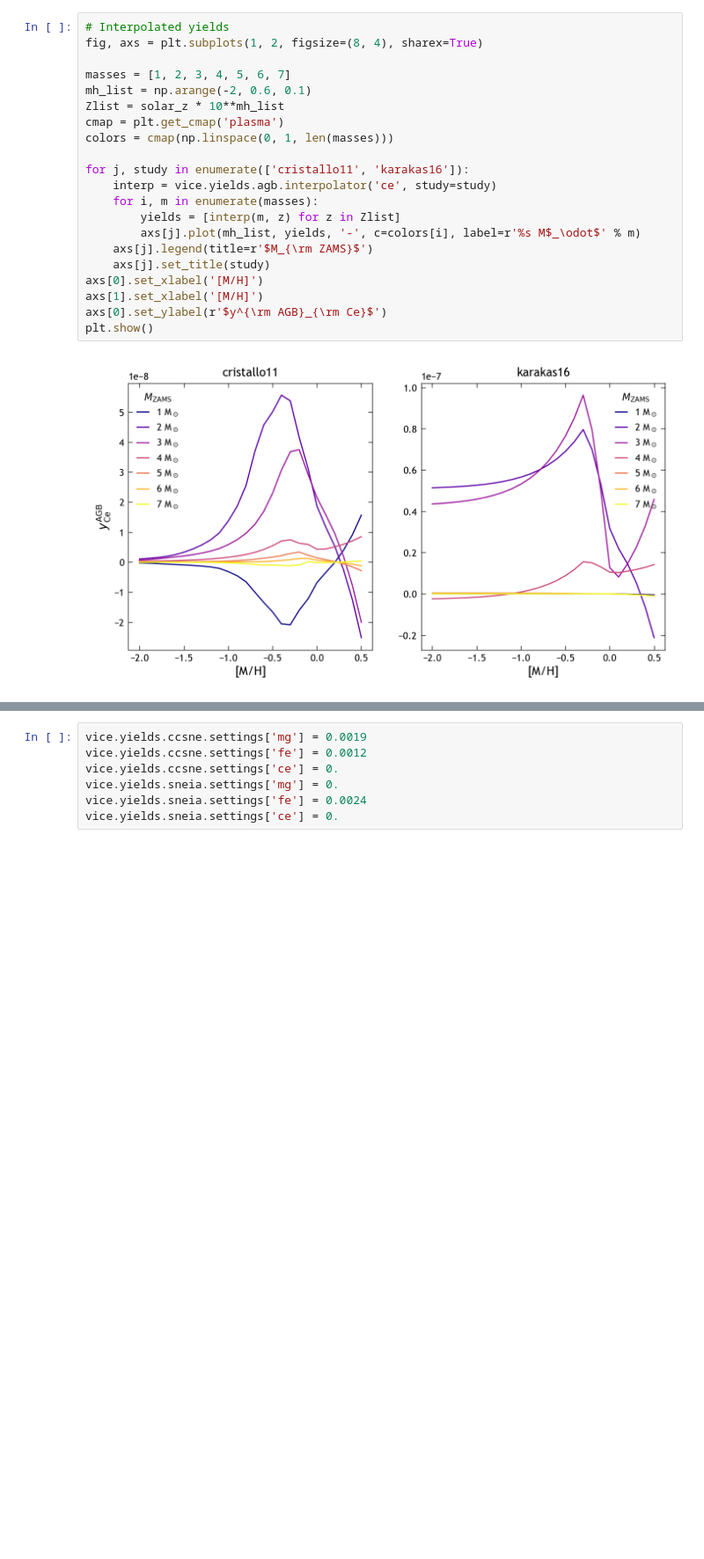
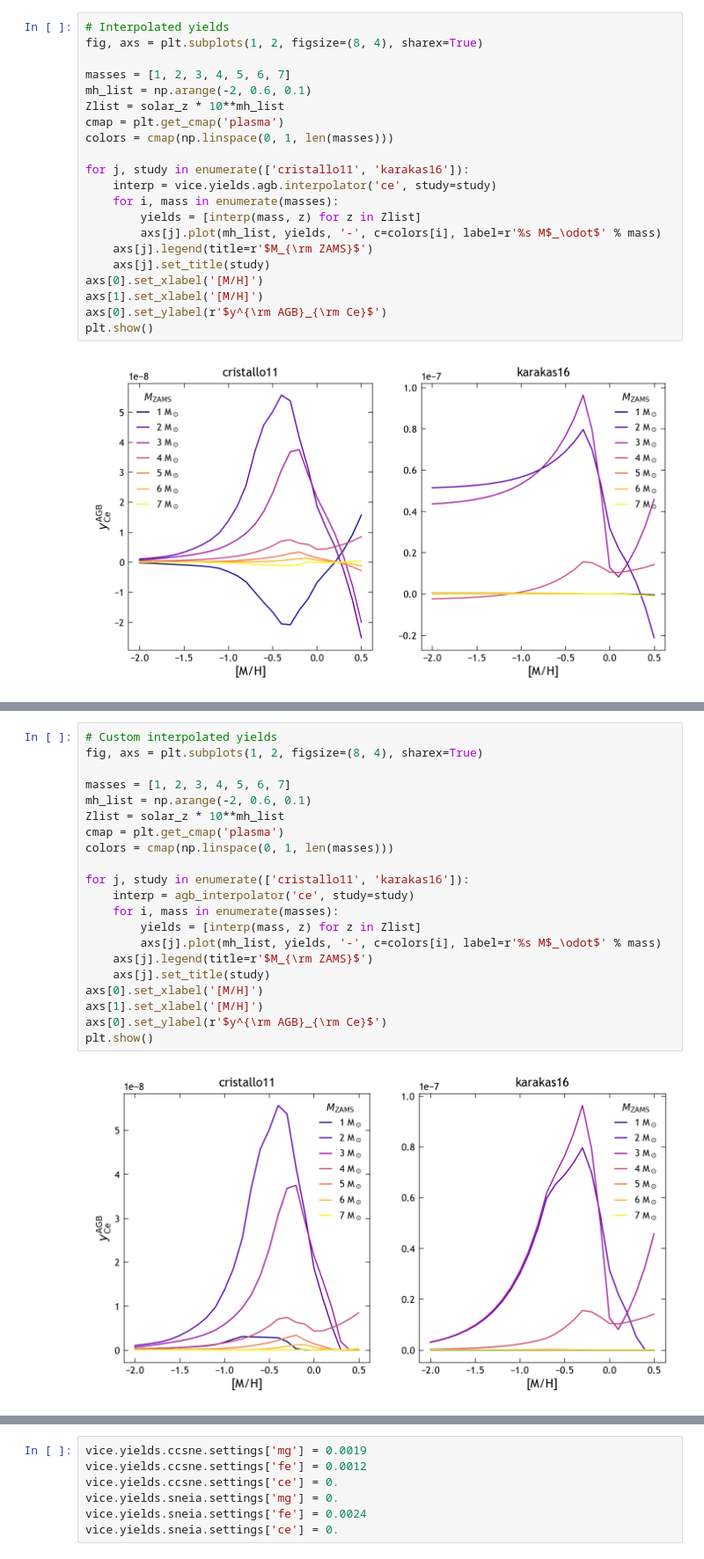
Before and after one commit to lodubay/chemical-clocks, a Jupyter notebook: src/scripts/agb_grid_modifications.ipynb, the cells around one changed output, grey strips where cells are left out. Shown at 88% size. Drawn from its saved outputs; the diff is of its cells as text; blank space fills up the shorter version.

```diff
--- a/src/scripts/agb_grid_modifications.ipynb
+++ b/src/scripts/agb_grid_modifications.ipynb
@@ -75,9 +76,9 @@ colors = cmap(np.linspace(0, 1, len(masses)))
 
 for j, study in enumerate(['cristallo11', 'karakas16']):
     interp = vice.yields.agb.interpolator('ce', study=study)
-    for i, m in enumerate(masses):
-        yields = [interp(m, z) for z in Zlist]
-        axs[j].plot(mh_list, yields, '-', c=colors[i], label=r'%s M$_\odot$' % m)
+    for i, mass in enumerate(masses):
+        yields = [interp(mass, z) for z in Zlist]
+        axs[j].plot(mh_list, yields, '-', c=colors[i], label=r'%s M$_\odot$' % mass)
     axs[j].legend(title=r'$M_{\rm ZAMS}$')
     axs[j].set_title(study)
 axs[0].set_xlabel('[M/H]')
@@ -88,0 +95,23 @@ plt.show()
+# %%
+# Custom interpolated yields
+fig, axs = plt.subplots(1, 2, figsize=(8, 4), sharex=True)
+
+masses = [1, 2, 3, 4, 5, 6, 7]
+mh_list = np.arange(-2, 0.6, 0.1)
+Zlist = solar_z * 10**mh_list
+cmap = plt.get_cmap('plasma')
+colors = cmap(np.linspace(0, 1, len(masses)))
+
+for j, study in enumerate(['cristallo11', 'karakas16']):
+    interp = agb_interpolator('ce', study=study)
+    for i, mass in enumerate(masses):
+        yields = [interp(mass, z) for z in Zlist]
+        axs[j].plot(mh_list, yields, '-', c=colors[i], label=r'%s M$_\odot$' % mass)
+    axs[j].legend(title=r'$M_{\rm ZAMS}$')
+    axs[j].set_title(study)
+axs[0].set_xlabel('[M/H]')
+axs[1].set_xlabel('[M/H]')
+axs[0].set_ylabel(r'$y^{\rm AGB}_{\rm Ce}$')
+plt.show()
+# %% [output]
+[figure, added]
```
Also changed, not shown: parts of 7 cells of this notebook, 2 other files.
